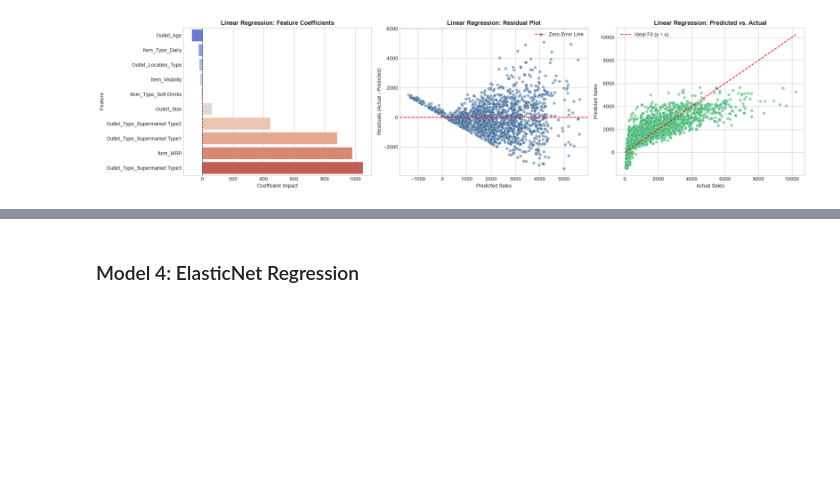
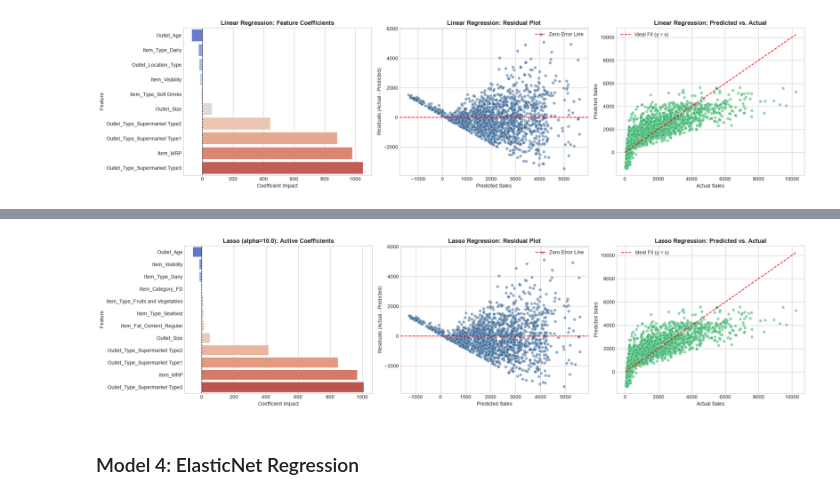
Before and after one commit to Nikhil-Jones/ML-Algorithms, a Jupyter notebook: notebooks/regression.ipynb, the cells around one changed output, grey strips where cells are left out. Drawn from its saved outputs; the diff is of its cells as text; code cells hidden in the pictures; blank space fills up the shorter version.

```diff
--- a/notebooks/regression.ipynb
+++ b/notebooks/regression.ipynb
@@ -289,0 +390,84 @@ Outlet_Type_Supermarket Type3  1050.829260
+# %%
+# 1. Hyperparameter Tuning for Lasso Regression using GridSearchCV
+param_grid_lasso = {'alpha': [0.01, 0.1, 0.5, 1.0, 5.0, 10.0, 50.0, 100.0]}
+grid_lasso = GridSearchCV(Lasso(random_state=42, max_iter=10000), param_grid_lasso, cv=kf, scoring='r2')
+grid_lasso.fit(X_train_scaled, y_train)
+
+best_lasso = grid_lasso.best_estimator_
+
+# 2. Validation Predictions & Metrics
+y_pred_lasso = best_lasso.predict(X_val_scaled)
+
+r2_lasso = r2_score(y_val, y_pred_lasso)
+rmse_lasso = np.sqrt(mean_squared_error(y_val, y_pred_lasso))
+mae_lasso = mean_absolute_error(y_val, y_pred_lasso)
+
+cv_r2_scores_lasso = cross_val_score(best_lasso, X_train_scaled, y_train, cv=kf, scoring='r2')
+cv_r2_mean_lasso = np.mean(cv_r2_scores_lasso)
+cv_r2_std_lasso = np.std(cv_r2_scores_lasso)
+
+# 3. Feature Sparsity Analysis (Guideline Requirement)
+zeroed_features = np.sum(best_lasso.coef_ == 0)
+total_features = len(best_lasso.coef_)
+active_features = total_features - zeroed_features
+
+# 4. Record Results in Summary Table
+results_list.append({
+    'Algorithm': f'Lasso Regression (alpha={grid_lasso.best_params_["alpha"]})',
+    'R2 Score': r2_lasso,
+    'RMSE': rmse_lasso,
+    'MAE': mae_lasso,
+    '5-Fold CV R2': cv_r2_mean_lasso,
+    '5-Fold CV Std': cv_r2_std_lasso
+})
+
+# Display Metric Report
+print("=" * 60)
+print(" MODEL 3: LASSO REGRESSION PERFORMANCE METRICS ")
+print("=" * 60)
+print(f"Best Alpha Hyperparameter : {grid_lasso.best_params_['alpha']}")
+print(f"Feature Sparsity Count    : {zeroed_features} / {total_features} features zeroed out ({active_features} active)")
+print(f"Validation R² Score       : {r2_lasso:.4f}")
+print(f"Validation RMSE           : {rmse_lasso:.4f}")
+print(f"Validation MAE            : {mae_lasso:.4f}")
+print(f"5-Fold CV R² Mean Score   : {cv_r2_mean_lasso:.4f} (+/- {cv_r2_std_lasso:.4f})")
+print("=" * 60)
+
+# 5. Active Non-Zero Feature Coefficients Analysis
+coef_lasso_df = pd.DataFrame({
+    'Feature': X.columns,
+    'Coefficient': best_lasso.coef_
+}).sort_values(by='Coefficient', ascending=False)
+
+print("\nActive Non-Zero Feature Coefficients (Lasso):")
+print(coef_lasso_df[coef_lasso_df['Coefficient'] != 0].to_string(index=False))
+
+# 6. Model Visualizations
+fig, axes = plt.subplots(1, 3, figsize=(20, 5))
+
+active_coefs = coef_lasso_df[coef_lasso_df['Coefficient'] != 0].sort_values(by='Coefficient')
+sns.barplot(data=active_coefs, x='Coefficient', y='Feature', ax=axes[0], palette='coolwarm')
+axes[0].set_title(f'Lasso (alpha={grid_lasso.best_params_["alpha"]}): Active Coefficients', fontsize=12, fontweight='bold')
+axes[0].set_xlabel('Coefficient Impact')
+axes[0].set_ylabel('Feature')
+axes[0].axvline(0, color='black', linestyle='--', linewidth=1)
+
+residuals_lasso = y_val - y_pred_lasso
+sns.scatterplot(x=y_pred_lasso, y=residuals_lasso, alpha=0.5, ax=axes[1], color='#2b5c8f')
+axes[1].axhline(0, color='red', linestyle='--', linewidth=1.5, label='Zero Error Line')
+axes[1].set_title('Lasso Regression: Residual Plot', fontsize=12, fontweight='bold')
+axes[1].set_xlabel('Predicted Sales')
+axes[1].set_ylabel('Residuals (Actual - Predicted)')
+axes[1].legend(loc='upper right')
+
+sns.scatterplot(x=y_val, y=y_pred_lasso, alpha=0.5, ax=axes[2], color='#27ae60')
+max_val = max(y_val.max(), y_pred_lasso.max())
+axes[2].plot([0, max_val], [0, max_val], 'r--', linewidth=1.5, label='Ideal Fit (y = x)')
+axes[2].set_title('Lasso Regression: Predicted vs. Actual', fontsize=12, fontweight='bold')
+axes[2].set_xlabel('Actual Sales')
+axes[2].set_ylabel('Predicted Sales')
+axes[2].legend(loc='upper left')
+
+plt.tight_layout()
+plt.show()
+# %% [output]
@@ -290,3 +491,4 @@ Outlet_Type_Supermarket Type3  1050.829260
+[figure, added]
 # %% [markdown]
 ### Model 4: ElasticNet Regression
 # %% [markdown]
```
Also changed, not shown: parts of 15 cells of this notebook.
